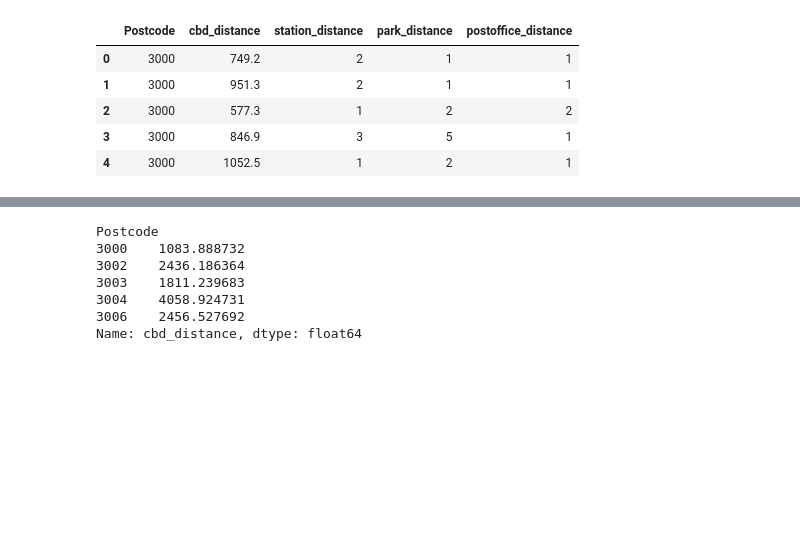
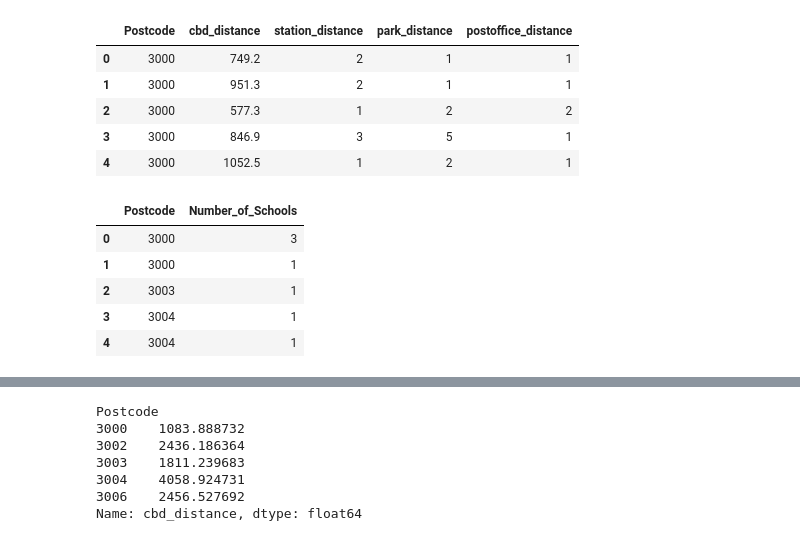
Before and after one commit to MAST30034-Applied-Data-Science/generic-real-estate-consulting-project-group-42, a Jupyter notebook: notebooks/liveability.ipynb, the cells around one changed output, grey strips where cells are left out. Drawn from its saved outputs; the diff is of its cells as text; code cells hidden in the pictures; blank space fills up the shorter version.

```diff
--- a/notebooks/liveability.ipynb
+++ b/notebooks/liveability.ipynb
@@ -41,3 +41,17 @@ distances_df.head()
 | 2 | 3000 | 577.3 | 1 | 2 | 2 |
 | 3 | 3000 | 846.9 | 3 | 5 | 1 |
 | 4 | 3000 | 1052.5 | 1 | 2 | 1 |
+# %%
+# Reading in preprocessed schools data
+schools_df = pd.read_csv("../data/curated/schools/school_counts.csv")
+
+# Removing unecessary columns (all columns apart from number of schools & postcode)
+schools_df = schools_df.drop(columns = ["Unnamed: 0", "Education_Sector", "School_Type"])
+schools_df.head()
+# %% [output]
+|  | Postcode | Number_of_Schools |
+| 0 | 3000 | 3 |
+| 1 | 3000 | 1 |
+| 2 | 3003 | 1 |
+| 3 | 3004 | 1 |
+| 4 | 3004 | 1 |
```
Also changed, not shown: parts of 6 cells of this notebook.
